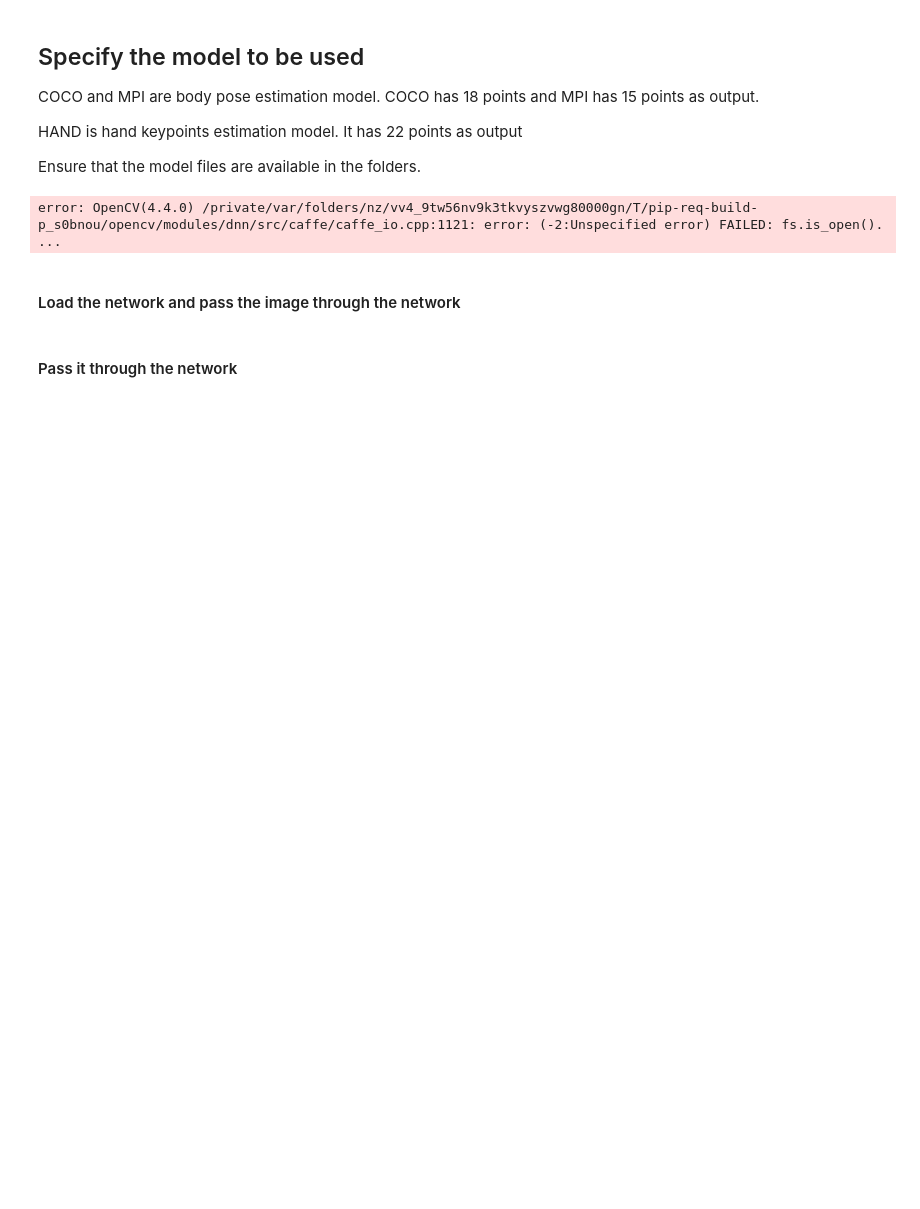
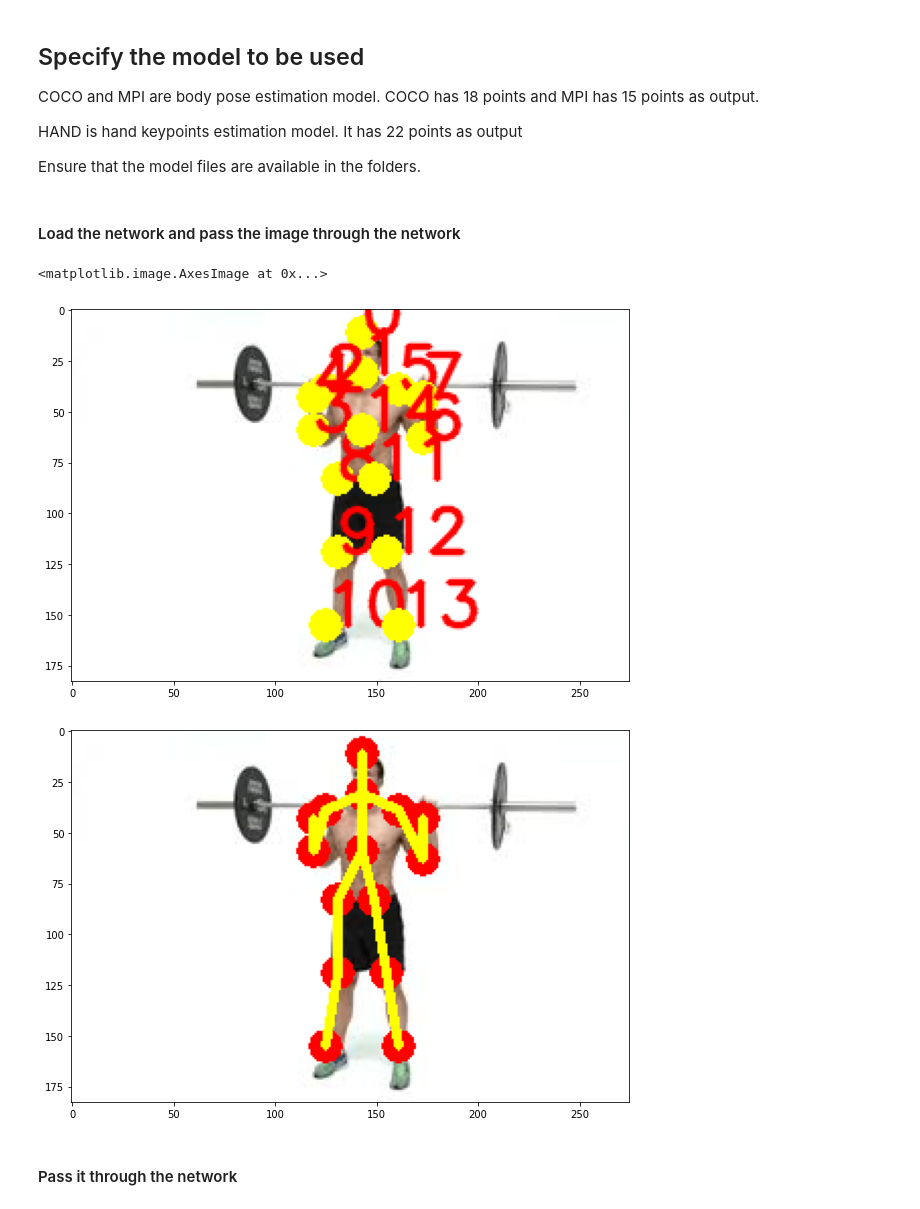
Before and after one commit to saketshirsath/cv.github.io, a Jupyter notebook: OpenPose_Notebook.ipynb, the cells around one changed output. Saved outputs shown, nothing was run; the diff lists cells and outputs as text; code cells hidden in the pictures; blank space fills up the shorter version.

```diff
--- a/OpenPose_Notebook.ipynb
+++ b/OpenPose_Notebook.ipynb
@@ -25,18 +32,3 @@ elif MODE is "MPI" :
     weightsFile = "pose/mpi/pose_iter_160000.caffemodel"
     nPoints = 15
     POSE_PAIRS = [[0,1], [1,2], [2,3], [3,4], [1,5], [5,6], [6,7], [1,14], [14,8], [8,9], [9,10], [14,11], [11,12], [12,13] ]
-# %%
-net = cv2.dnn.readNetFromCaffe(protoFile, weightsFile)
-
-inWidth = 368
-inHeight = 368
-inpBlob = cv2.dnn.blobFromImage(image1, 1.0 / 255, (inWidth, inHeight),
-                          (0, 0, 0), swapRB=False, crop=False)
-
-net.setInput(inpBlob)
-output = net.forward()
-H = output.shape[2]
-W = output.shape[3]
-print(output.shape)
-# %% [output]
-error: OpenCV(4.4.0) /private/var/folders/nz/vv4_9tw56nv9k3tkvyszvwg80000gn/T/pip-req-build-p_s0bnou/opencv/modules/dnn/src/caffe/caffe_io.cpp:1121: error: (-2:Unspecified error) FAILED: fs.is_open(). ...
@@ -52,2 +42,62 @@ threshold = 0.1
+# %%
+frame = cv2.imread("exercises/squats/3.jpg")
+frameCopy = np.copy(frame)
+frameBlack = np.zeros(frame.shape)
+frameWidth = frame.shape[1]
+frameHeight = frame.shape[0]
+threshold = 0.1
+
+inpBlob = cv2.dnn.blobFromImage(frame, 1.0 / 255, (inWidth, inHeight),
+                          (0, 0, 0), swapRB=False, crop=False)
+
+net.setInput(inpBlob)
+
+output = net.forward()
+H = output.shape[2]
+W = output.shape[3]
+
+# Empty list to store the detected keypoints
+points = []
+
+for i in range(nPoints):
+    # confidence map of corresponding body's part.
+    probMap = output[0, i, :, :]
+
+    # Find global maxima of the probMap.
+    minVal, prob, minLoc, point = cv2.minMaxLoc(probMap)
+
+    # Scale the point to fit on the original image
+    x = (frameWidth * point[0]) / W
+    y = (frameHeight * point[1]) / H
+
+    if prob > threshold :
+        cv2.circle(frameCopy, (int(x), int(y)), 8, (0, 255, 255), thickness=-1, lineType=cv2.FILLED)
+        cv2.putText(frameCopy, "{}".format(i), (int(x), int(y)), cv2.FONT_HERSHEY_SIMPLEX, 1, (0, 0, 255), 2, lineType=cv2.LINE_AA)
+        cv2.circle(frameBlack, (int(x), int(y)), 8, (0, 0, 255), thickness=-1, lineType=cv2.FILLED)
+        cv2.circle(frame, (int(x), int(y)), 8, (0, 0, 255), thickness=-1, lineType=cv2.FILLED)
+
+        # Add the point to the list if the probability is greater than the threshold
+        points.append((int(x), int(y)))
+    else :
+        points.append(None)
+
+# Draw Skeleton
+for pair in POSE_PAIRS:
+    partA = pair[0]
+    partB = pair[1]
+
+    if points[partA] and points[partB]:
+        cv2.line(frameBlack, points[partA], points[partB], (0, 255, 255), 3)
+        cv2.line(frame, points[partA], points[partB], (0, 255, 255), 3)
+
+plt.figure(figsize=[10,10])
+plt.imshow(cv2.cvtColor(frameCopy, cv2.COLOR_BGR2RGB))
+plt.figure(figsize=[10,10])
+plt.imshow(cv2.cvtColor(frame, cv2.COLOR_BGR2RGB))
+#plt.imshow(frameBlack.astype(np.uint8))
+# %% [output]
+<matplotlib.image.AxesImage at 0x...>
+[figure, added]
+[figure, added]
 # %% [markdown]
 #### Pass it through the network
```
Also changed, not shown: parts of 10 cells of this notebook, 53 other files.
